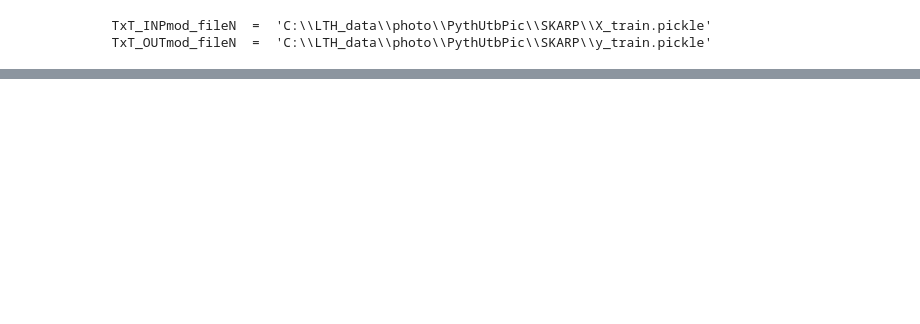
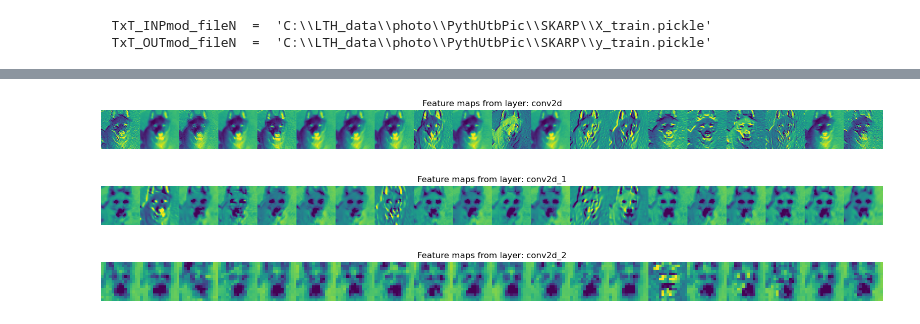
Before and after one commit to LTh-hub/PythonKurs_In2_SKARP, a Jupyter notebook: Cats_and_Dogs/steg4-anpassa-model.ipynb, the cells around one changed output, grey strips where cells are left out. Drawn from its saved outputs; the diff is of its cells as text; code cells hidden in the pictures; blank space fills up the shorter version.

```diff
--- a/Cats_and_Dogs/steg4-anpassa-model.ipynb
+++ b/Cats_and_Dogs/steg4-anpassa-model.ipynb
@@ -179,0 +272,7 @@ Epoch 2/17
+# %%
+# Välj en hund-bild från testmängden
+sample_img = X_train[1]
+
+# Visualisera aktiveringar
+visualize_feature_maps(model, sample_img)
+# %% [output]
@@ -179,0 +280,3 @@ Epoch 2/17
+[figure, added]
+[figure, added]
+[figure, added]
```
Also changed, not shown: parts of 8 cells of this notebook, 5 other files.
